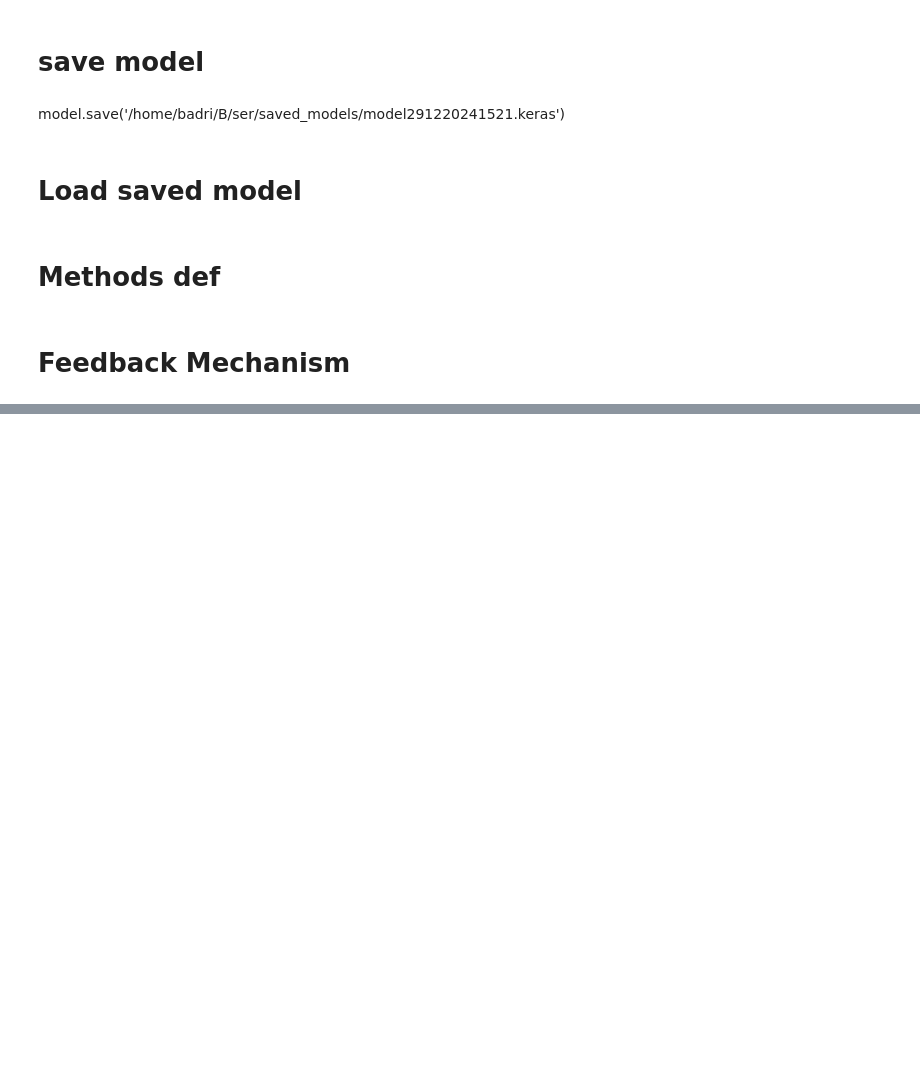
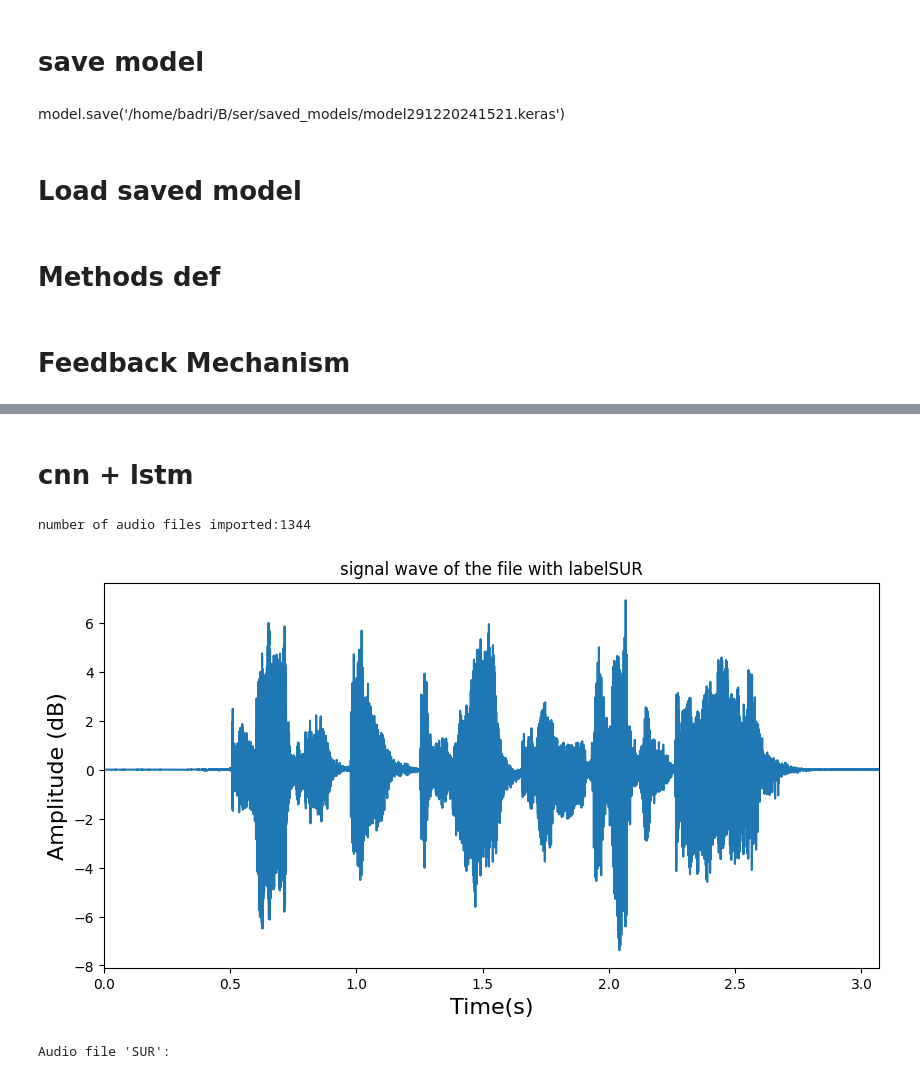
Before and after one commit to Chejarlabalaji2112/ser, a Jupyter notebook: Main.ipynb, the cells around one changed output, grey strips where cells are left out. Saved outputs shown, nothing was run; the diff lists cells and outputs as text; code cells hidden in the pictures; blank space fills up the shorter version.

```diff
--- a/Main.ipynb
+++ b/Main.ipynb
@@ -216,0 +214,2 @@ def fine_tuning():
+# %% [markdown]
+# cnn + lstm
@@ -216,0 +242,47 @@ def fine_tuning():
+# %%
+file_path = '/home/badri/mine/ser/datasets/revdess'
+file_names = os.listdir(file_path)
+
+signal = [] # to store processed audio signals
+labels =[] # to store corresponding labels.
+
+sample_rate = 16000 # check if adjusting this rate would help in model performance
+max_pad_len = 49100 # why this is exactly this number. (-> 3 sec worth audio)
+
+for actor_folder in file_names:
+    for audio_index, audio_file in enumerate(os.listdir(os.path.join(file_path, actor_folder))):
+        if audio_file[6:-16] in list(label_dict_revdess.keys()):
+            y, sr = librosa.core.load(os.path.join(file_path, actor_folder, audio_file), sr=sample_rate, offset=0.5)
+
+            y = zscore(y)#know what is zscore and how core.load works mainly what is that offset
+            if len(y) < max_pad_len:
+                y_padded = np.zeros(max_pad_len)
+                y_padded[:len(y)] = y # I think when you pass your audio input from real-world if your sample does not have min len then you must add paddings
+                y = y_padded
+            elif len(y) > max_pad_len:
+                y = np.asarray(y[:max_pad_len]) #why not pass whole y without slicing as stop of the slicing is actually the end of the y. or just -1
+            signal.append(y)
+            labels.append(set_label_revdess(audio_file, False))
+
+labels = np.asarray(labels).ravel()
+print(f"number of audio files imported:{labels.shape[0]}")
+# %% [output]
+number of audio files imported:1344
+# %%
+random_idx = np.random.randint(len(labels))
+random_label = labels[random_idx]
+random_signal = signal[random_idx]
+
+plt.figure(figsize=(10, 5))
+plt.plot(np.arange(len(random_signal))/float(sample_rate), random_signal)
+plt.xlim((np.arange(len(random_signal))/float(sample_rate))[0], (np.arange(len(random_signal))/float(sample_rate))[-1])
+plt.xlabel('Time(s)', fontsize=16)
+plt.ylabel('Amplitude (dB)', fontsize=16)
+plt.title(f'signal wave of the file with label{random_label}')
+plt.show()
+
+print(f"Audio file '{random_label}':")
+Audio(random_signal, rate= sample_rate)
+# %% [output]
+[figure, added]
+Audio file 'SUR':
```
Also changed, not shown: parts of 21 cells of this notebook.
